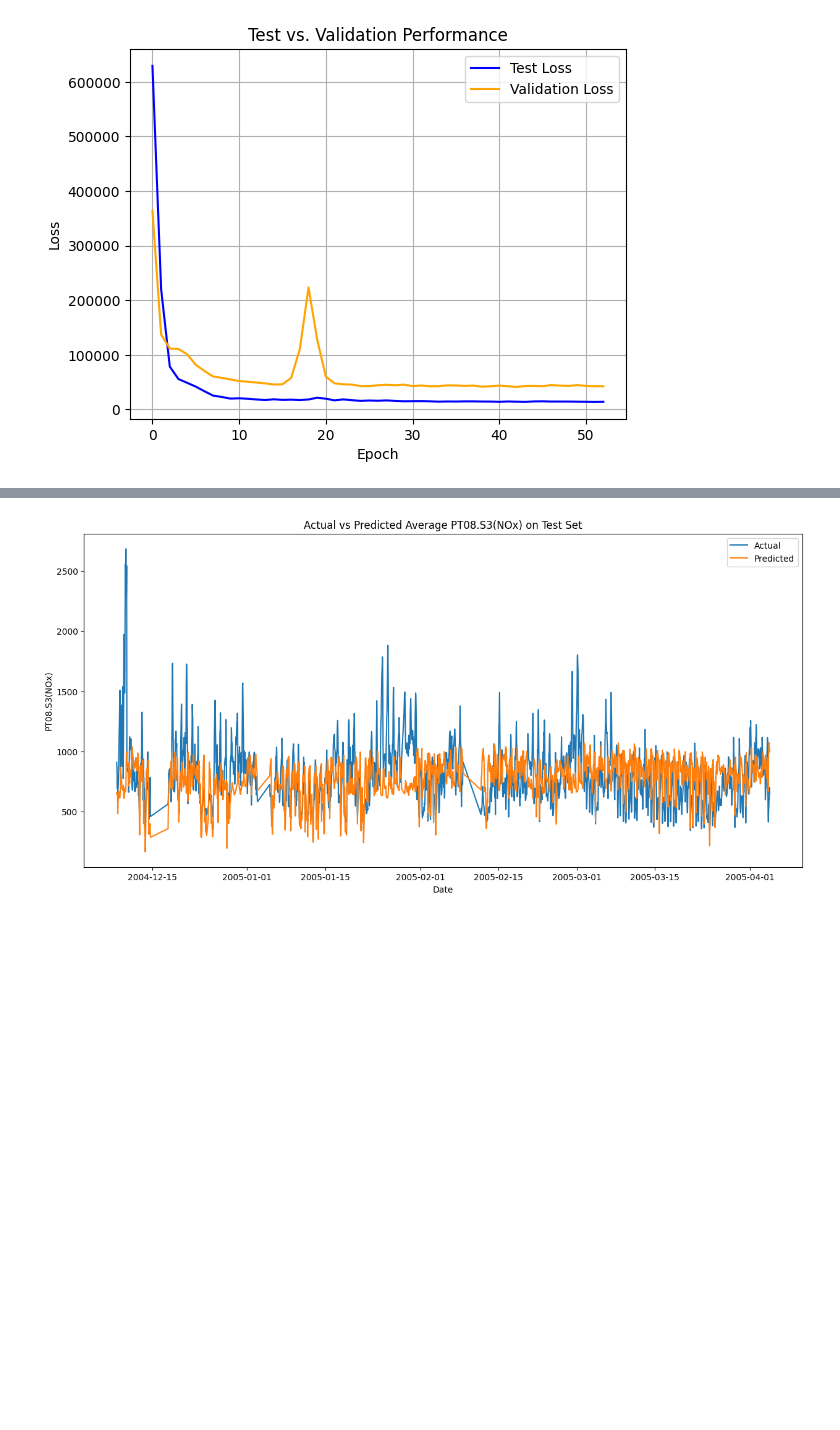
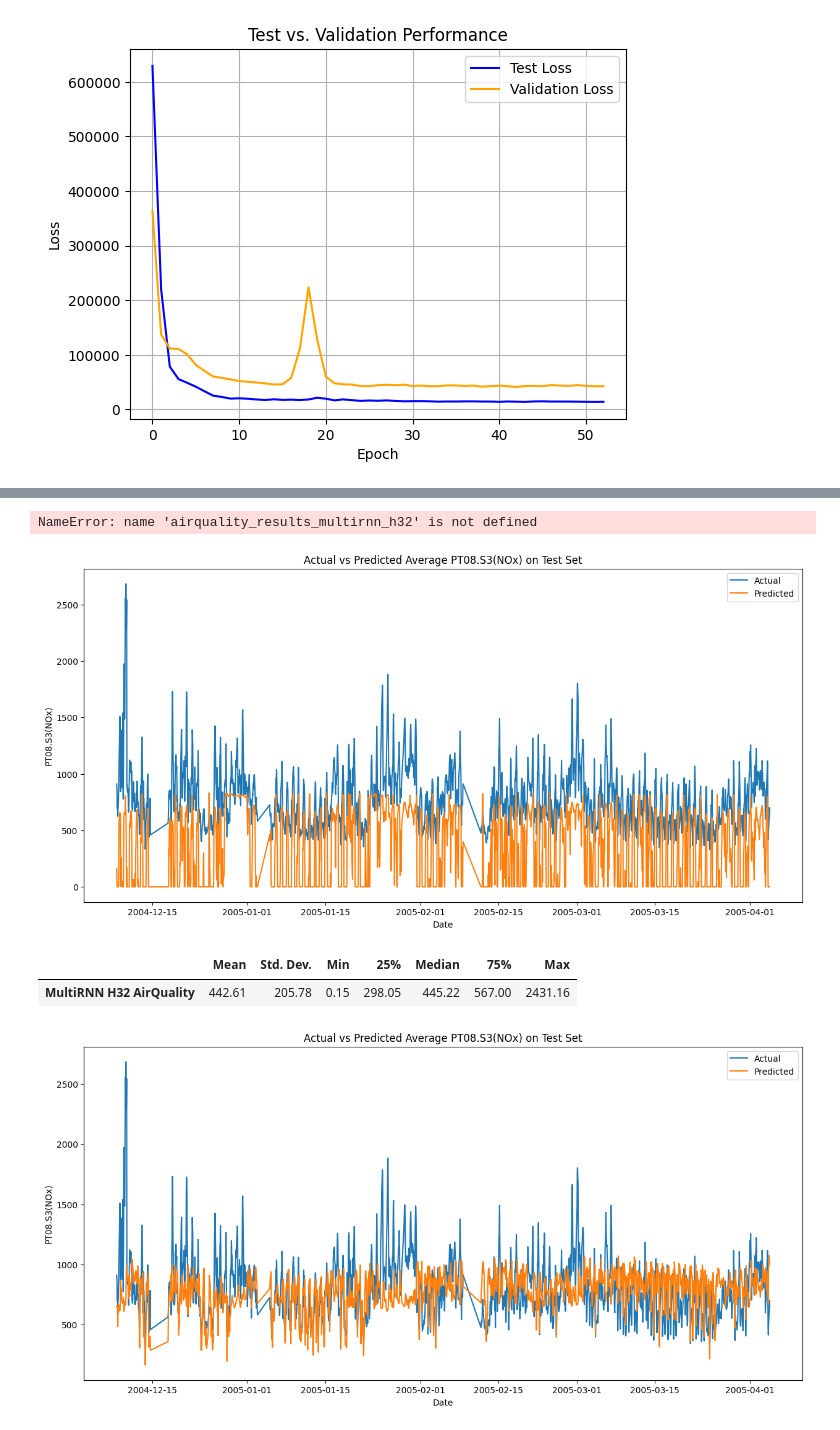
Before and after one commit to chrisjohnklopper/Machine-Learning-Assignment-3, a Jupyter notebook: notebooks/airquality.ipynb, the cells around one changed output, grey strips where cells are left out. Drawn from its saved outputs; the diff is of its cells as text; code cells hidden in the pictures; blank space fills up the shorter version.

```diff
--- a/notebooks/airquality.ipynb
+++ b/notebooks/airquality.ipynb
@@ -216,3 +309,28 @@ processed_test.drop(columns=['DateTime'], inplace=True)
+# %%
+
+pickle.dump(airquality_results_multirnn_h32, open('../pickles/airquality_results_multirnn_h32.pkl', 'wb'))
+# %% [output]
+NameError: name 'airquality_results_multirnn_h32' is not defined
+# %%
+airquality_results_multirnn_h32 = pickle.load(open('../pickles/airquality_results_multirnn_h32.pkl', 'rb'))
+# %%
+from util import get_predictions
+r3 = get_predictions(raw_test=raw_test[~raw_test.index.isin(dropped_indices)],
+                     preprocessed_test=processed_test,
+                     results=airquality_results_multirnn_h32,
+                     model_name='MultiRNN H32 AirQuality',
+                     xlabel='Date',
+                     ylabel='PT08.S3(NOx)',
+                     title='Actual vs Predicted Average PT08.S3(NOx) on Test Set',
+                     target_feature_name='PT08.S3(NOx)',
+                     save_path='../images/airquality-multirnn-h32-actual-vs-predicted.pdf',
+                     show_plot=True,
+                     zero_values=True)
+r3
+# %% [output]
+[figure, added]
+|  | Mean | Std. Dev. | Min | 25% | Median | 75% | Max |
+| MultiRNN H32 AirQuality | 442.61 | 205.78 | 0.15 | 298.05 | 445.22 | 567.00 | 2431.16 |
 # %%
 from util import get_predictions
 
```
Also changed, not shown: parts of 4 cells of this notebook, 12 other files.
